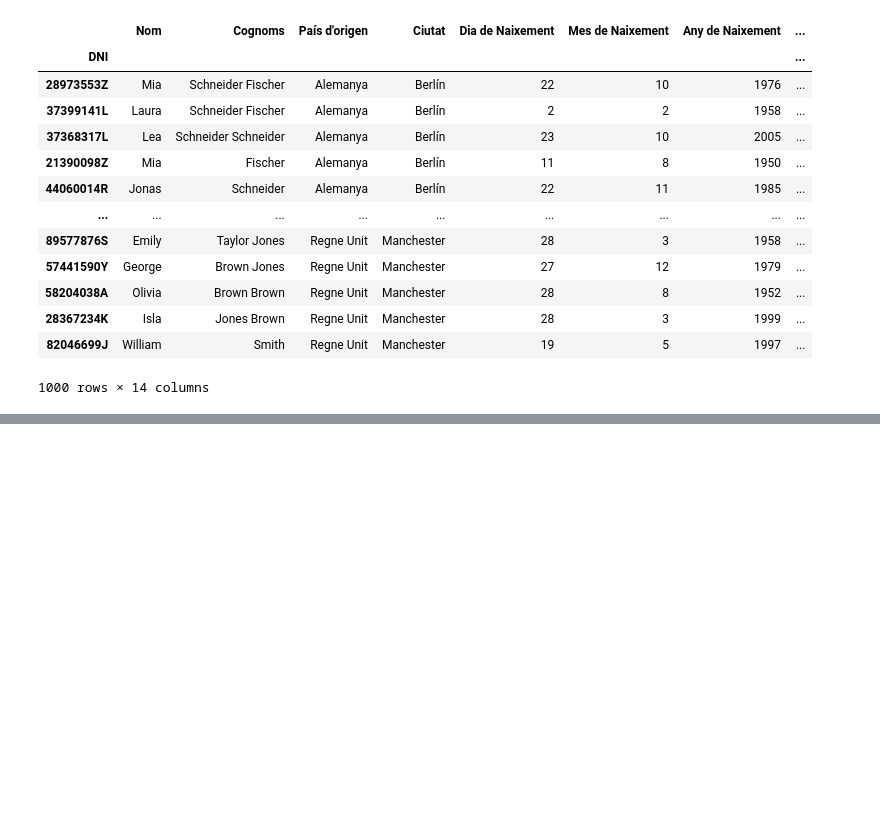
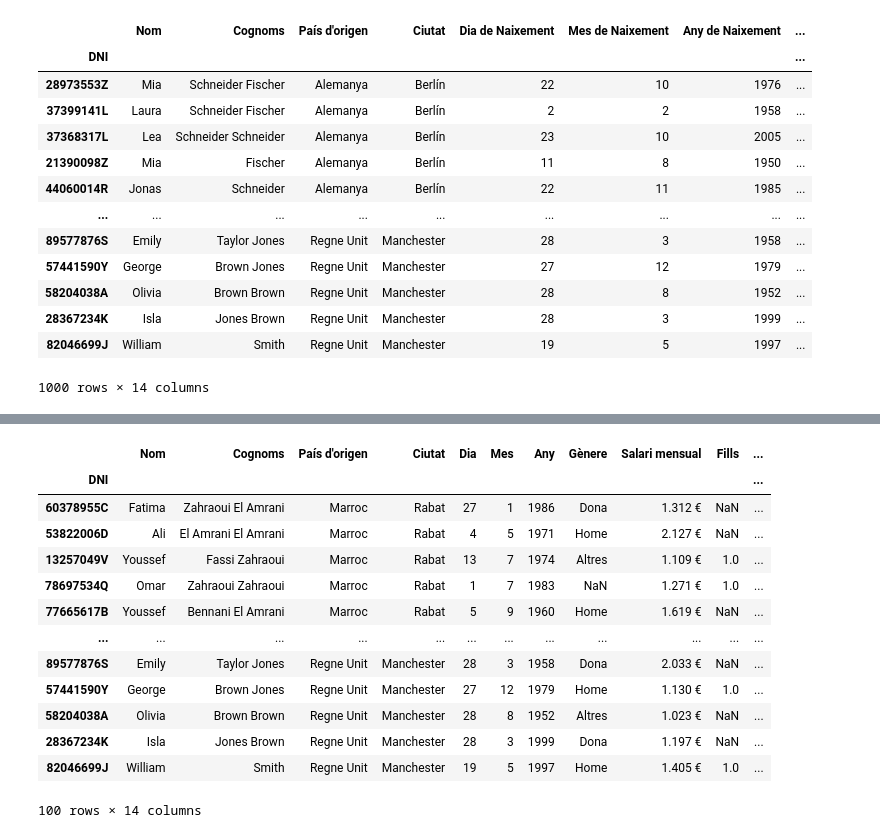
Before and after one commit to rogerloop/03_Especialitzacio, a Jupyter notebook: Sprint_10_Analitica_dades_Python/Sprint_10_Task_S10_01/Task_S10_01.ipynb, the cells around one changed output, grey strips where cells are left out. Cells and saved outputs as stored; diff of their text form; code cells hidden in the pictures; blank space fills up the shorter version.

```diff
--- a/Sprint_10_Analitica_dades_Python/Sprint_10_Task_S10_01/Task_S10_01.ipynb
+++ b/Sprint_10_Analitica_dades_Python/Sprint_10_Task_S10_01/Task_S10_01.ipynb
@@ -131,3 +132,31 @@ Index(['Nom', 'Cognoms', 'DNI', 'País d'origen', 'Ciutat', 'Dia', 'Mes', 'Any',
        'Gènere', 'Salari mensual', 'Fills', 'No Fills', 'Grup Professional',
        'Nom Complet', 'Nascut_Espanya'],
       dtype='str')
+# %%
+# 5. - Substitueix H per Home, D per Dona, A per Altres i NC per una dada faltant (nan/null/na).
+# el metode replace() permet canviar un valor per un altre, en aquest cas com que eren varis he fet servir un diccionari
+#  uso np.nan ya que es el objeto nulo de python es un valor especial de ausencia de datos
+
+treballadors_2025['Gènere'] = treballadors_2025['Gènere'].replace({
+    'H': 'Home',
+    'D': 'Dona',
+    'A': 'Altres',
+    'NC': np.nan
+})
+
+treballadors_2025.tail(100)
+# %% [output]
+|  | Nom | Cognoms | País d'origen | Ciutat | Dia | Mes | Any | Gènere | Salari mensual | Fills | ... |
+| DNI |  |  |  |  |  |  |  |  |  |  | ... |
+| 60378955C | Fatima | Zahraoui El Amrani | Marroc | Rabat | 27 | 1 | 1986 | Dona | 1.312 € | NaN | ... |
+| 53822006D | Ali | El Amrani El Amrani | Marroc | Rabat | 4 | 5 | 1971 | Home | 2.127 € | NaN | ... |
+| 13257049V | Youssef | Fassi Zahraoui | Marroc | Rabat | 13 | 7 | 1974 | Altres | 1.109 € | 1.0 | ... |
+| 78697534Q | Omar | Zahraoui Zahraoui | Marroc | Rabat | 1 | 7 | 1983 | NaN | 1.271 € | 1.0 | ... |
+| 77665617B | Youssef | Bennani El Amrani | Marroc | Rabat | 5 | 9 | 1960 | Home | 1.619 € | NaN | ... |
+| ... | ... | ... | ... | ... | ... | ... | ... | ... | ... | ... | ... |
+| 89577876S | Emily | Taylor Jones | Regne Unit | Manchester | 28 | 3 | 1958 | Dona | 2.033 € | NaN | ... |
+| 57441590Y | George | Brown Jones | Regne Unit | Manchester | 27 | 12 | 1979 | Home | 1.130 € | 1.0 | ... |
+| 58204038A | Olivia | Brown Brown | Regne Unit | Manchester | 28 | 8 | 1952 | Altres | 1.023 € | NaN | ... |
+| 28367234K | Isla | Jones Brown | Regne Unit | Manchester | 28 | 3 | 1999 | Dona | 1.197 € | NaN | ... |
+| 82046699J | William | Smith | Regne Unit | Manchester | 19 | 5 | 1997 | Home | 1.405 € | 1.0 | ... |
+100 rows × 14 columns
```
Also changed, not shown: parts of 7 cells of this notebook.
